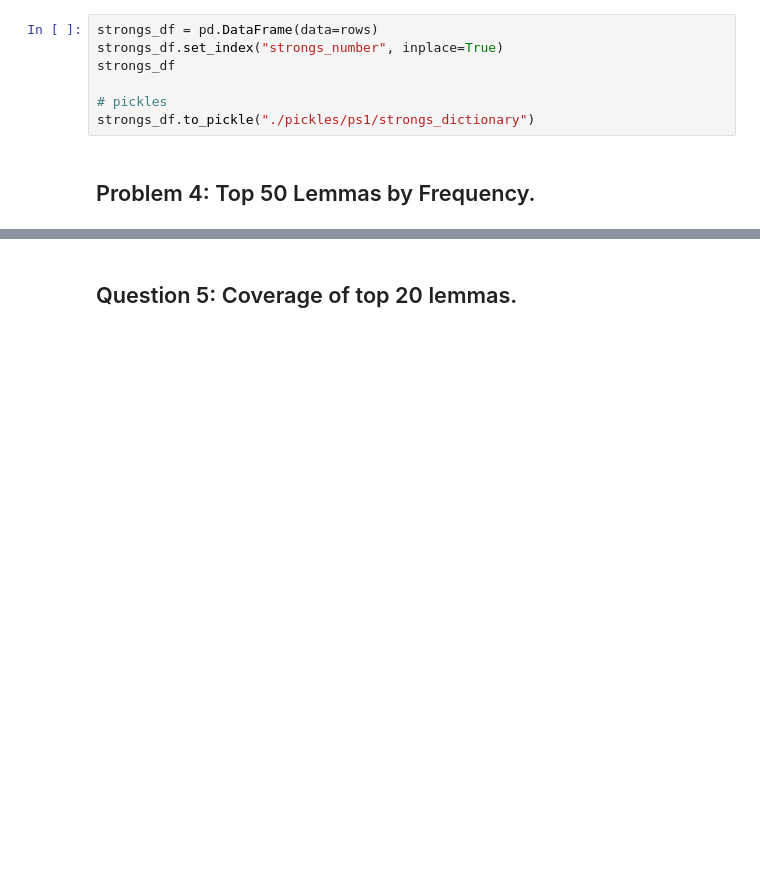
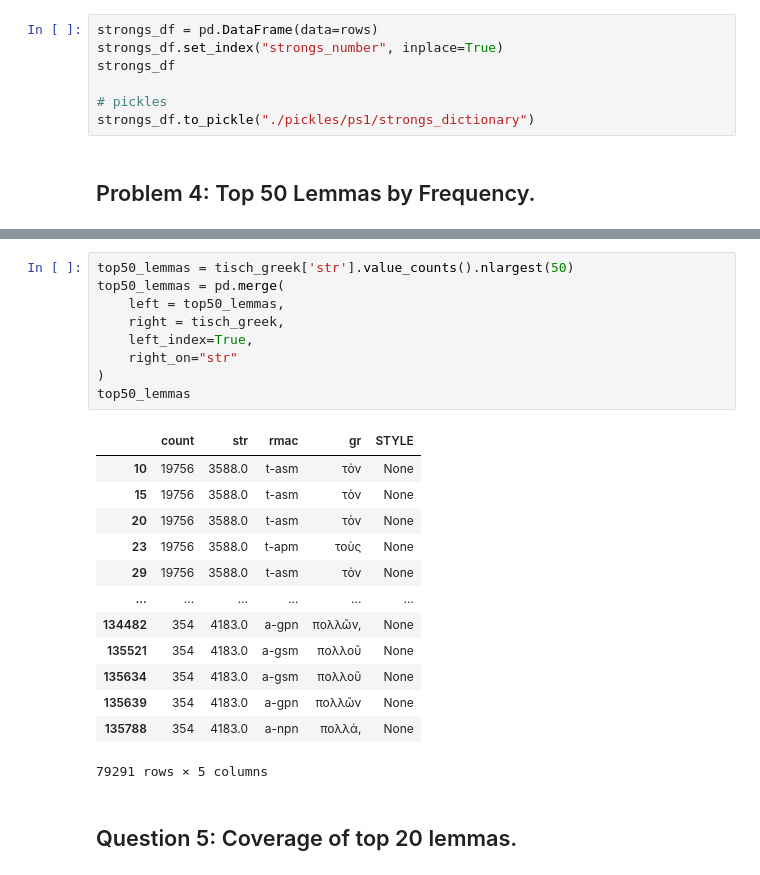
Before and after one commit to Tussky/Datascience-problem-set, a Jupyter notebook: PS1_InitialExploration.ipynb, the cells around one changed output, grey strips where cells are left out. Drawn from its saved outputs; the diff is of its cells as text; blank space fills up the shorter version.

Commit message:
PS1: {Problem 4} working on cleanly coding lemmas

```diff
--- a/PS1_InitialExploration.ipynb
+++ b/PS1_InitialExploration.ipynb
@@ -173,3 +218,26 @@ strongs_df.to_pickle("./pickles/ps1/strongs_dictionary")
+# %%
+top50_lemmas = tisch_greek['str'].value_counts().nlargest(50)
+top50_lemmas = pd.merge(
+    left = top50_lemmas,
+    right = tisch_greek,
+    left_index=True,
+    right_on="str"
+)
+top50_lemmas
+# %% [output]
+|  | count | str | rmac | gr | STYLE |
+| 10 | 19756 | 3588.0 | t-asm | τὸν | None |
+| 15 | 19756 | 3588.0 | t-asm | τὸν | None |
+| 20 | 19756 | 3588.0 | t-asm | τὸν | None |
+| 23 | 19756 | 3588.0 | t-apm | τοὺς | None |
+| 29 | 19756 | 3588.0 | t-asm | τὸν | None |
+| ... | ... | ... | ... | ... | ... |
+| 134482 | 354 | 4183.0 | a-gpn | πολλῶν, | None |
+| 135521 | 354 | 4183.0 | a-gsm | πολλοῦ | None |
+| 135634 | 354 | 4183.0 | a-gsm | πολλοῦ | None |
+| 135639 | 354 | 4183.0 | a-gpn | πολλῶν | None |
+| 135788 | 354 | 4183.0 | a-npn | πολλά, | None |
+79291 rows × 5 columns
 # %% [markdown]
 ## Question 5: Coverage of top 20 lemmas.
 # %% [markdown]
```
Also changed, not shown: parts of 8 cells of this notebook.
